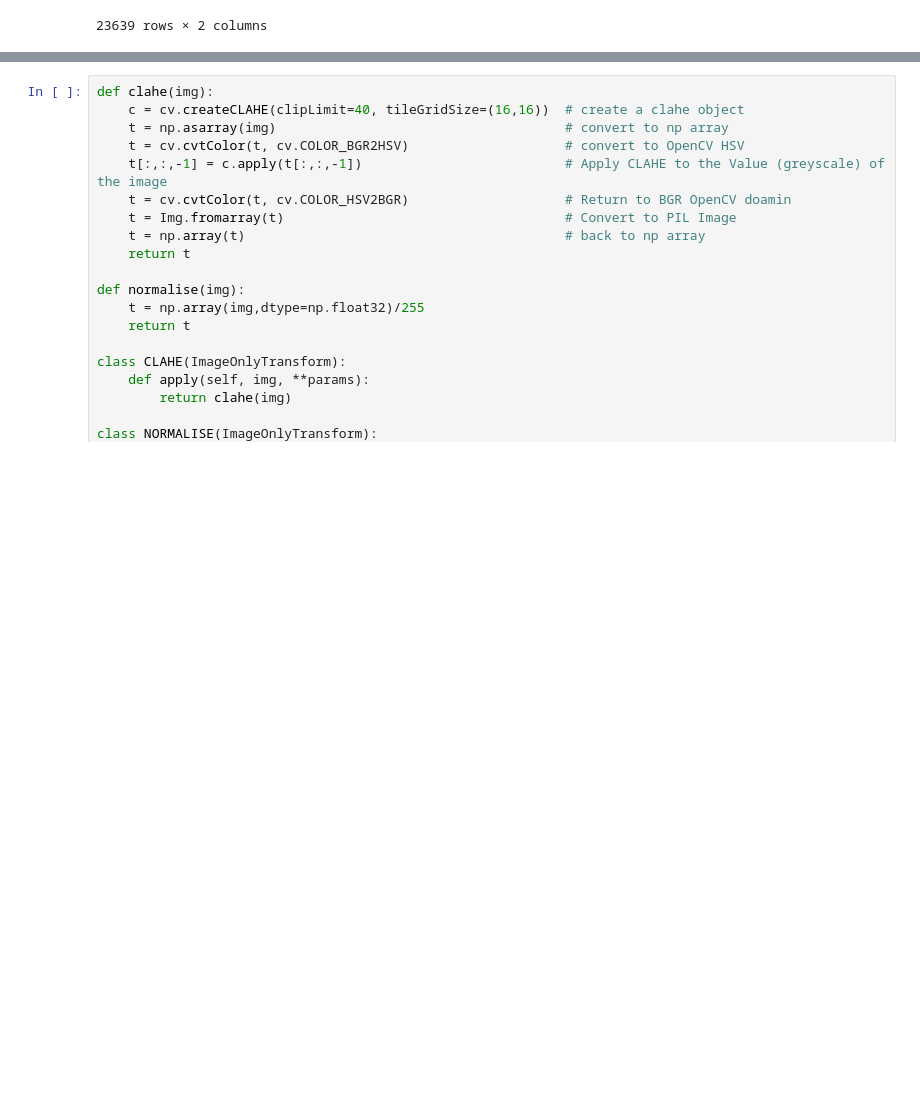
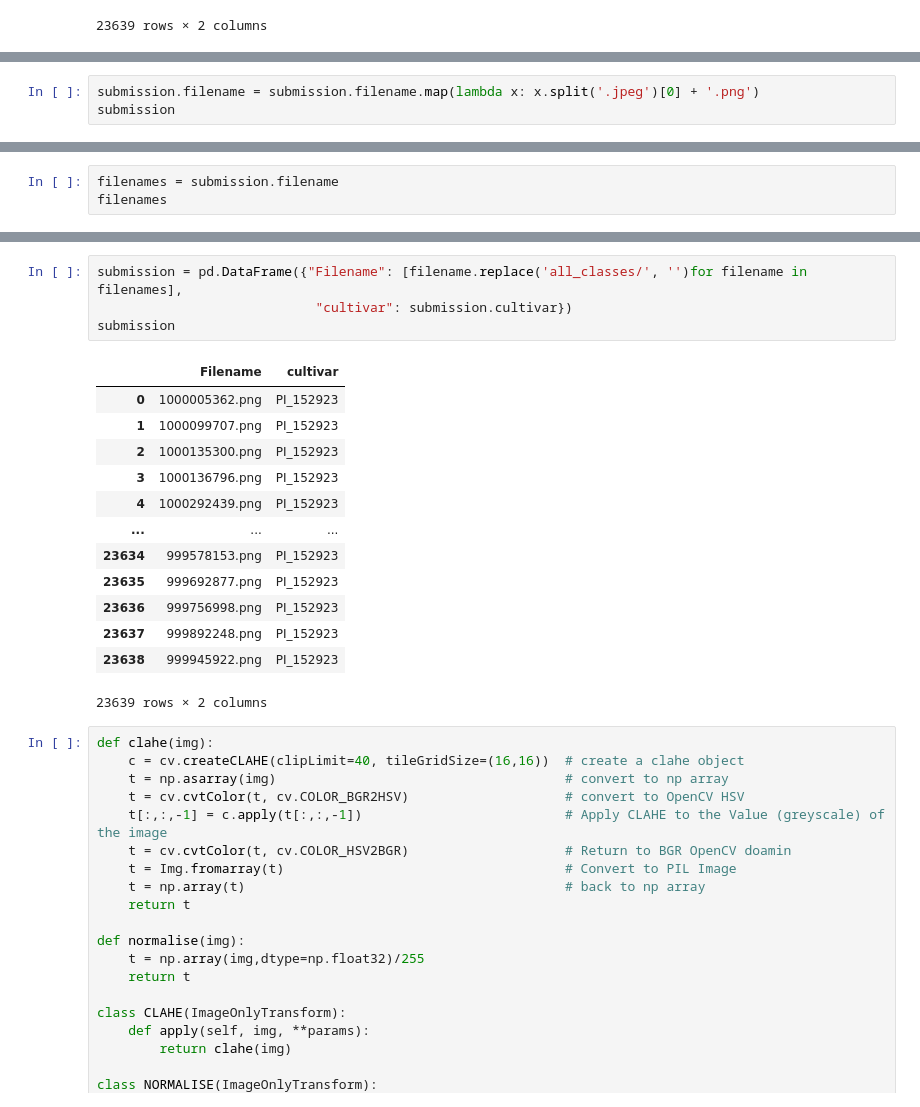
Before and after one commit to f-macfarlane95/sorghum-id-fgvc-9, a Jupyter notebook: notebooks/tta_inference.ipynb, the cells around one changed output, grey strips where cells are left out. Saved outputs shown, nothing was run; the diff lists cells and outputs as text; blank space fills up the shorter version.

```diff
--- a/notebooks/tta_inference.ipynb
+++ b/notebooks/tta_inference.ipynb
@@ -68,0 +90,3 @@ submission
+# %%
+submission.filename = submission.filename.map(lambda x: x.split('.jpeg')[0] + '.png')
+submission
@@ -68,0 +107,3 @@ submission
+# %%
+filenames = submission.filename
+filenames
@@ -69,3 +123,21 @@ submission
+# %%
+submission = pd.DataFrame({"Filename": [filename.replace('all_classes/', '')for filename in filenames],
+                            "cultivar": submission.cultivar})
+submission
+# %% [output]
+|  | Filename | cultivar |
+| 0 | 1000005362.png | PI_152923 |
+| 1 | 1000099707.png | PI_152923 |
+| 2 | 1000135300.png | PI_152923 |
+| 3 | 1000136796.png | PI_152923 |
+| 4 | 1000292439.png | PI_152923 |
+| ... | ... | ... |
+| 23634 | 999578153.png | PI_152923 |
+| 23635 | 999692877.png | PI_152923 |
+| 23636 | 999756998.png | PI_152923 |
+| 23637 | 999892248.png | PI_152923 |
+| 23638 | 999945922.png | PI_152923 |
+23639 rows × 2 columns
 # %%
 def clahe(img):
     c = cv.createCLAHE(clipLimit=40, tileGridSize=(16,16))  # create a clahe object
```
Also changed, not shown: parts of 9 cells of this notebook, 2 other files.
